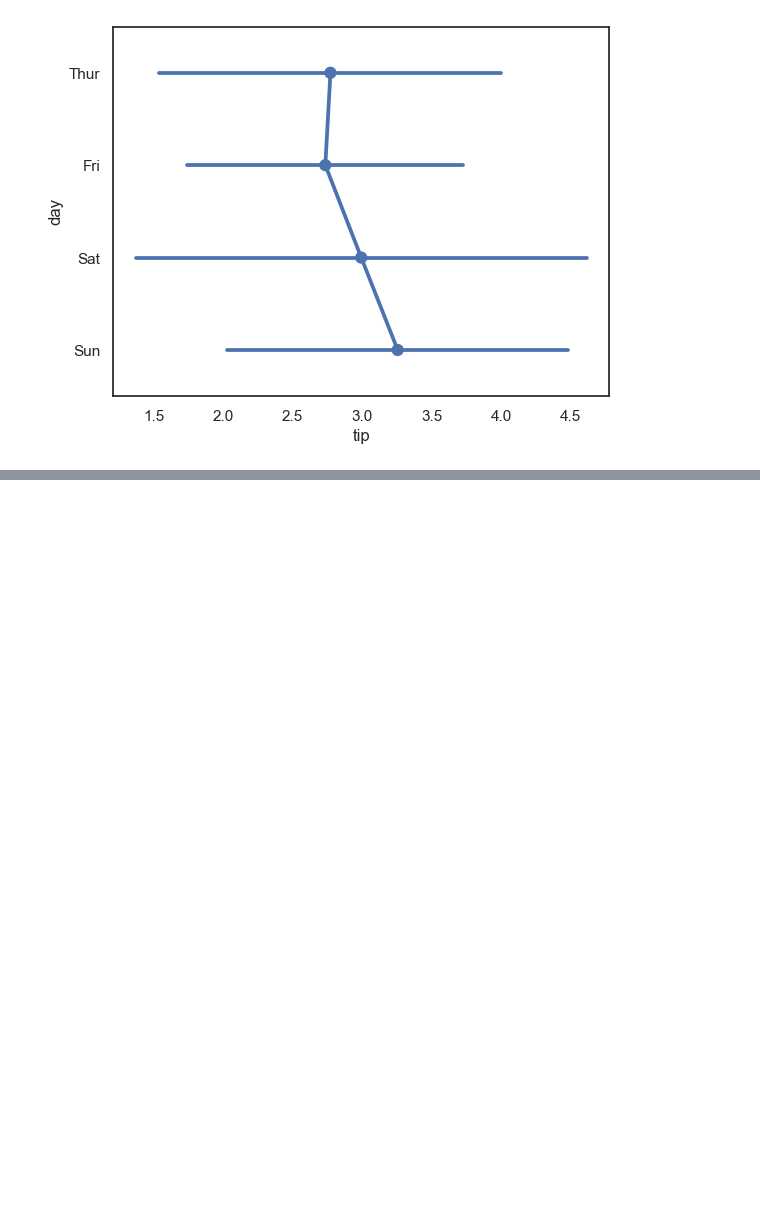
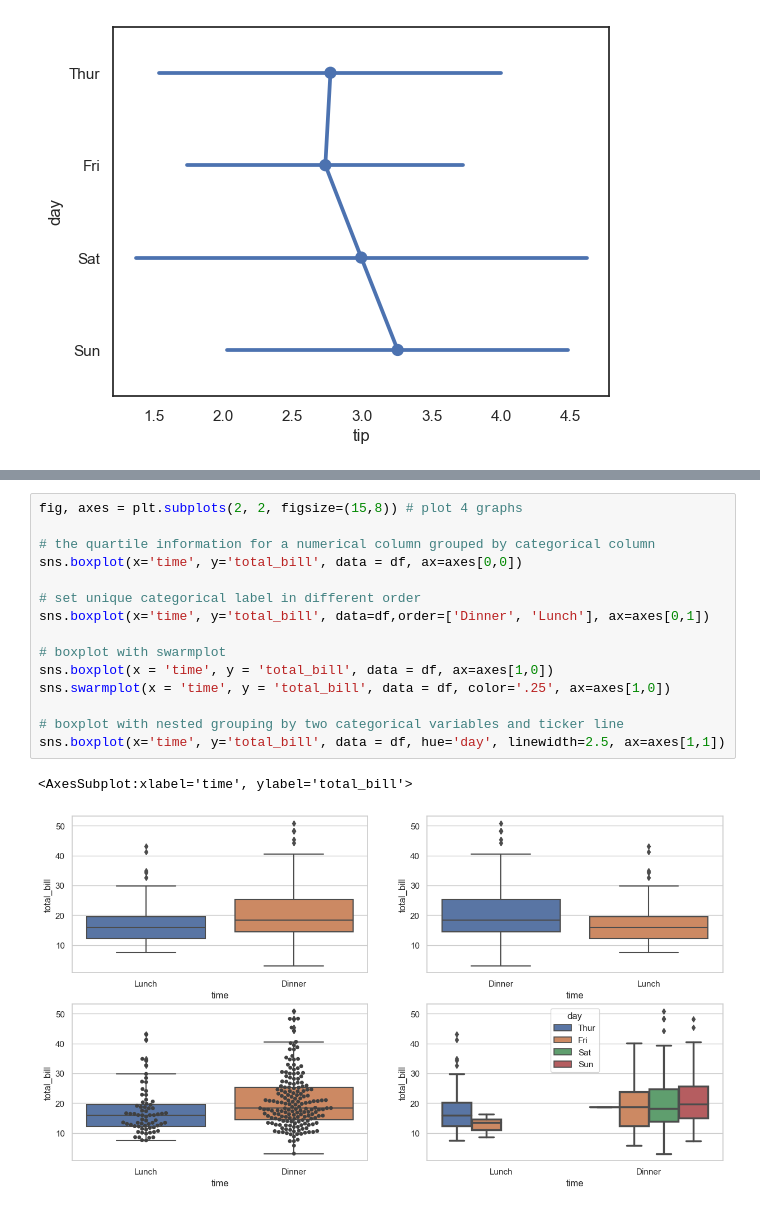
Before and after one commit to madhanl6/Seaborn_viz, a Jupyter notebook: Seaborn viz.ipynb, the cells around one changed output, grey strips where cells are left out. Cells and saved outputs as stored; diff of their text form; blank space fills up the shorter version.

```diff
--- a/Seaborn viz.ipynb
+++ b/Seaborn viz.ipynb
@@ -344,0 +375,18 @@ sns.pointplot(x='tip', y='day', data=df, ci='sd')
+# %%
+fig, axes = plt.subplots(2, 2, figsize=(15,8)) # plot 4 graphs
+
+# the quartile information for a numerical column grouped by categorical column
+sns.boxplot(x='time', y='total_bill', data = df, ax=axes[0,0])
+
+# set unique categorical label in different order
+sns.boxplot(x='time', y='total_bill', data=df,order=['Dinner', 'Lunch'], ax=axes[0,1])
+
+# boxplot with swarmplot
+sns.boxplot(x = 'time', y = 'total_bill', data = df, ax=axes[1,0])
+sns.swarmplot(x = 'time', y = 'total_bill', data = df, color='.25', ax=axes[1,0])
+
+# boxplot with nested grouping by two categorical variables and ticker line
+sns.boxplot(x='time', y='total_bill', data = df, hue='day', linewidth=2.5, ax=axes[1,1])
+# %% [output]
+<AxesSubplot:xlabel='time', ylabel='total_bill'>
+[figure, added]
```
Also changed, not shown: parts of 15 cells of this notebook.
